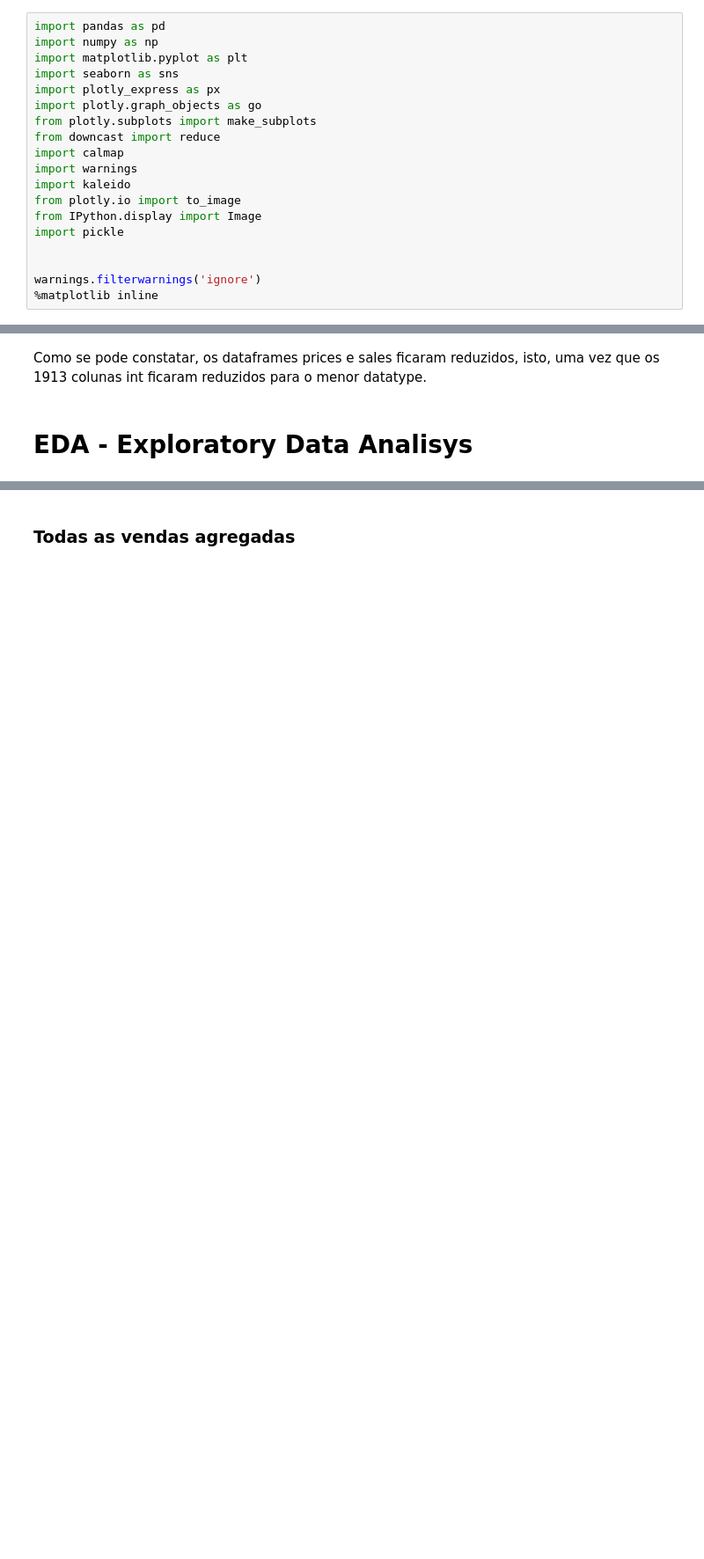
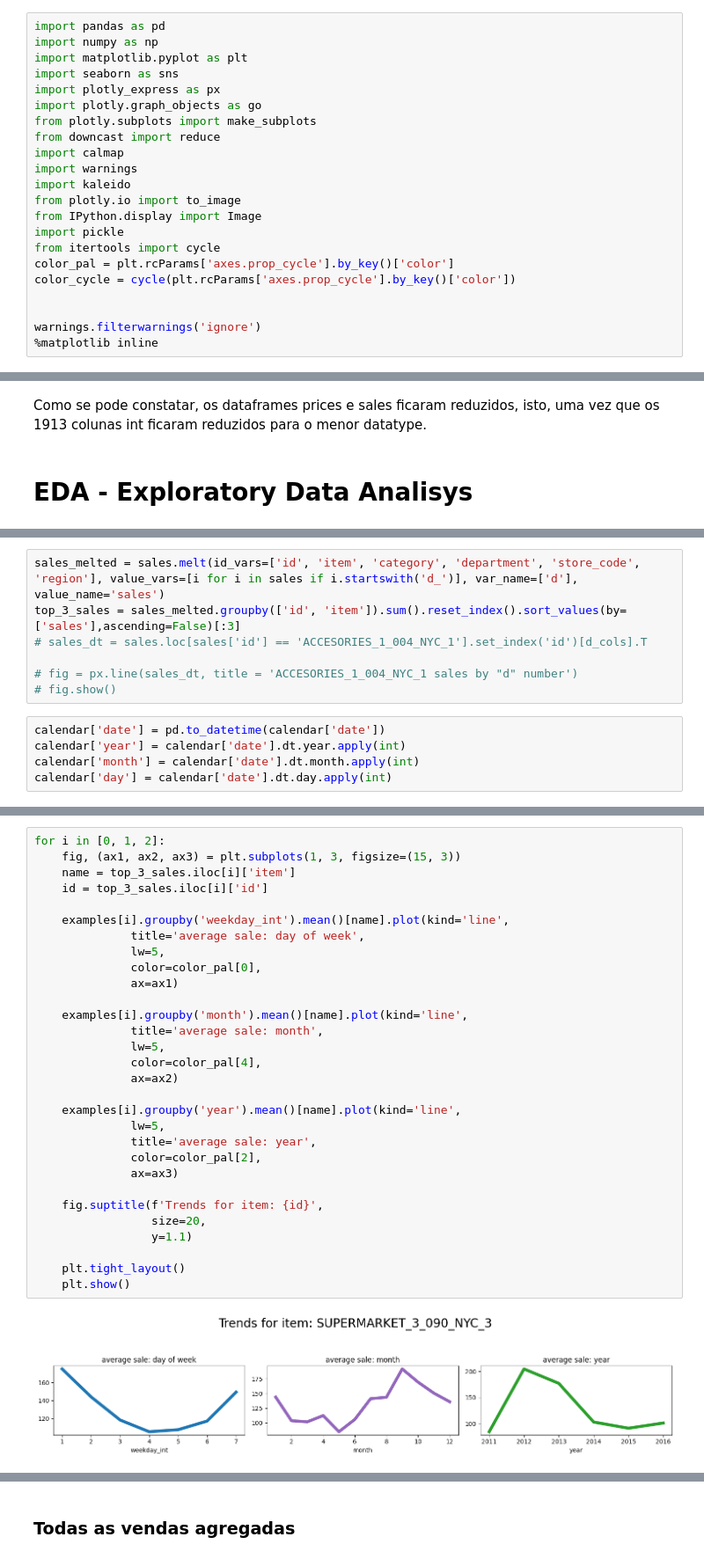
Before and after one commit to JeffAirData/DS-Market, a Jupyter notebook: notebooks/clean_and_visualization.ipynb, the cells around one changed output, grey strips where cells are left out. Shown at 88% size. Cells and saved outputs as stored; diff of their text form; blank space fills up the shorter version.

```diff
--- a/notebooks/clean_and_visualization.ipynb
+++ b/notebooks/clean_and_visualization.ipynb
@@ -13,6 +13,9 @@ import kaleido
 from plotly.io import to_image
 from IPython.display import Image
 import pickle
+from itertools import cycle
+color_pal = plt.rcParams['axes.prop_cycle'].by_key()['color']
+color_cycle = cycle(plt.rcParams['axes.prop_cycle'].by_key()['color'])
 
 
 warnings.filterwarnings('ignore')
@@ -164,0 +202,12 @@ Como se pode constatar, os dataframes prices e sales ficaram reduzidos, isto, um
+# %%
+sales_melted = sales.melt(id_vars=['id', 'item', 'category', 'department', 'store_code', 'region'], value_vars=[i for i in sales if i.startswith('d_')], var_name=['d'], value_name='sales')
+top_3_sales = sales_melted.groupby(['id', 'item']).sum().reset_index().sort_values(by=['sales'],ascending=False)[:3]
+# sales_dt = sales.loc[sales['id'] == 'ACCESORIES_1_004_NYC_1'].set_index('id')[d_cols].T
+
+# fig = px.line(sales_dt, title = 'ACCESORIES_1_004_NYC_1 sales by "d" number')
+# fig.show()
+# %%
+calendar['date'] = pd.to_datetime(calendar['date'])
+calendar['year'] = calendar['date'].dt.year.apply(int)
+calendar['month'] = calendar['date'].dt.month.apply(int)
+calendar['day'] = calendar['date'].dt.day.apply(int)
@@ -164,0 +239,32 @@ Como se pode constatar, os dataframes prices e sales ficaram reduzidos, isto, um
+# %%
+for i in [0, 1, 2]:
+    fig, (ax1, ax2, ax3) = plt.subplots(1, 3, figsize=(15, 3))
+    name = top_3_sales.iloc[i]['item']
+    id = top_3_sales.iloc[i]['id']
+
+    examples[i].groupby('weekday_int').mean()[name].plot(kind='line',
+              title='average sale: day of week',
+              lw=5,
+              color=color_pal[0],
+              ax=ax1)
+
+    examples[i].groupby('month').mean()[name].plot(kind='line',
+              title='average sale: month',
+              lw=5,
+              color=color_pal[4],
+              ax=ax2)
+
+    examples[i].groupby('year').mean()[name].plot(kind='line',
+              lw=5,
+              title='average sale: year',
+              color=color_pal[2],
+              ax=ax3)
+
+    fig.suptitle(f'Trends for item: {id}',
+                 size=20,
+                 y=1.1)
+
+    plt.tight_layout()
+    plt.show()
+# %% [output]
+[figure, added]
```
Also changed, not shown: parts of 22 cells of this notebook.
